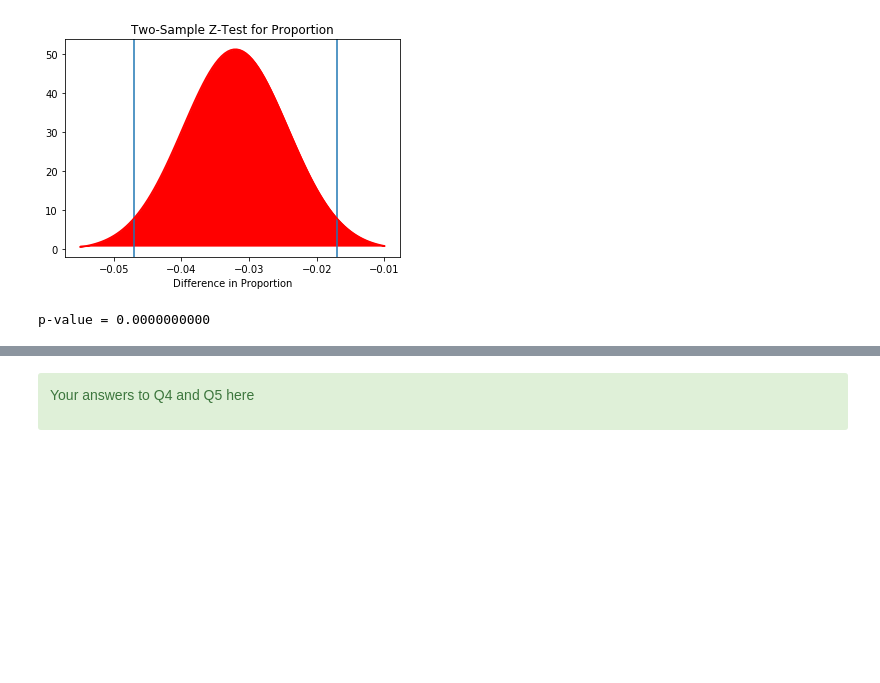
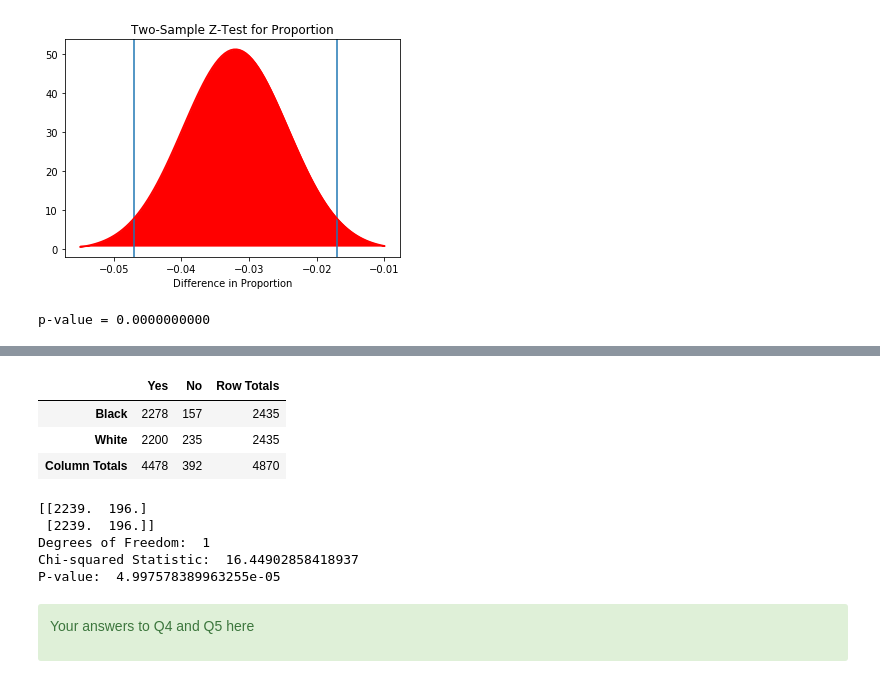
Before and after one commit to dtse91/Springboard, a Jupyter notebook: Exploratory Data Analysis/EDA_racial_discrimination/sliderule_dsi_inferential_statistics_exercise_2.ipynb, the cells around one changed output, grey strips where cells are left out. Saved outputs shown, nothing was run; the diff lists cells and outputs as text; code cells hidden in the pictures; blank space fills up the shorter version.

```diff
--- a/Exploratory Data Analysis/EDA_racial_discrimination/sliderule_dsi_inferential_statistics_exercise_2.ipynb
+++ b/Exploratory Data Analysis/EDA_racial_discrimination/sliderule_dsi_inferential_statistics_exercise_2.ipynb
@@ -231,3 +238,25 @@ plt.show()
+# %%
+contingency_table = pd.crosstab(index=data.race, columns=data.call, margins=True)
+contingency_table.index = ['Black', 'White', 'Column Totals']
+contingency_table.columns = ['Yes','No', 'Row Totals']
+contingency_table
+# %% [output]
+|  | Yes | No | Row Totals |
+| Black | 2278 | 157 | 2435 |
+| White | 2200 | 235 | 2435 |
+| Column Totals | 4478 | 392 | 4870 |
+# %%
+chi_sq, pval, dof, expected = stats.chi2_contingency(contingency_table.iloc[0:2, 0:2])
+print(expected)
+print('Degrees of Freedom: ', dof)
+print('Chi-squared Statistic: ', chi_sq)
+print("P-value: ", pval)
+# %% [output]
+[[2239.  196.]
+ [2239.  196.]]
+Degrees of Freedom:  1
+Chi-squared Statistic:  16.44902858418937
+P-value:  4.997578389963255e-05
 # %% [markdown]
 <div class="span5 alert alert-success">
 <p> Your answers to Q4 and Q5 here </p>
```
Also changed, not shown: parts of 5 cells of this notebook.
